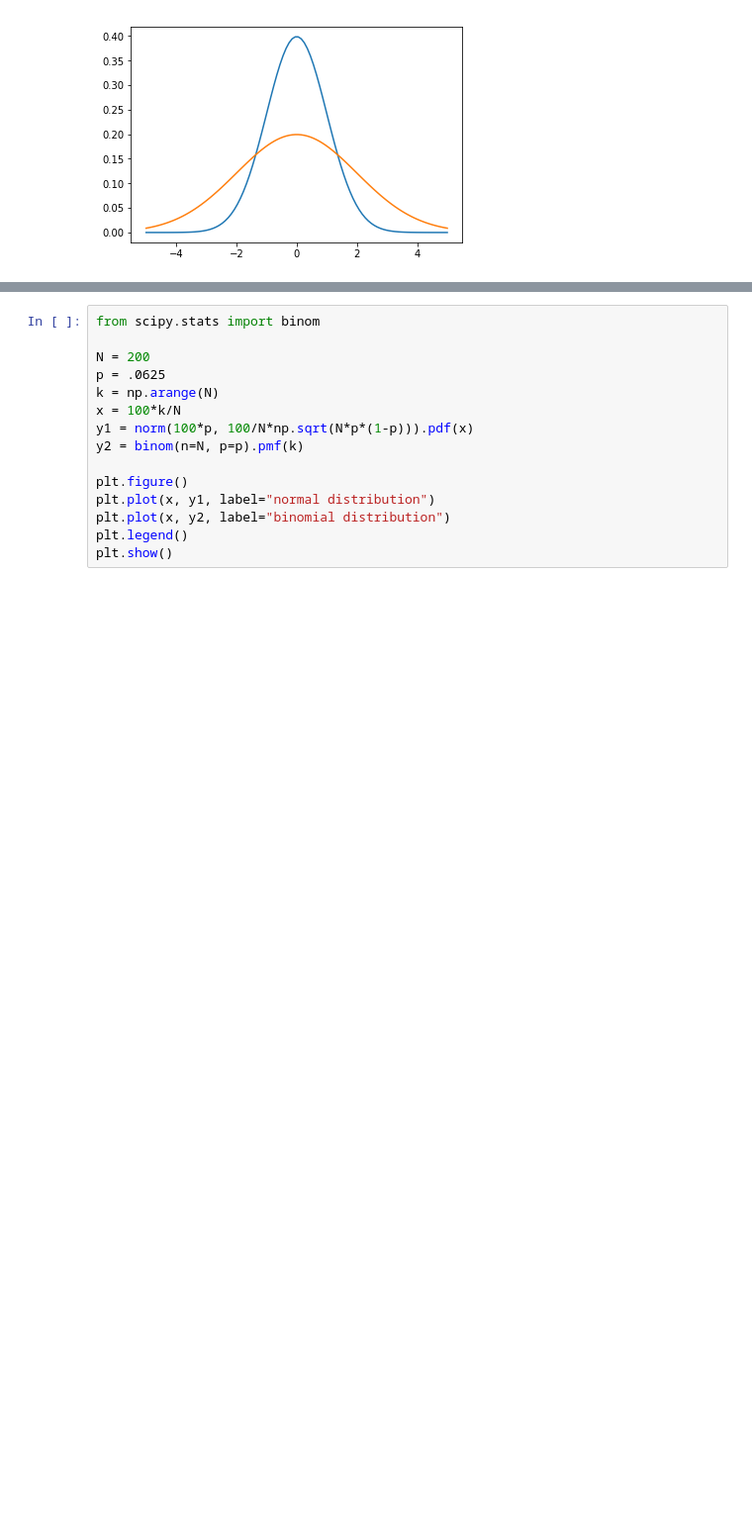
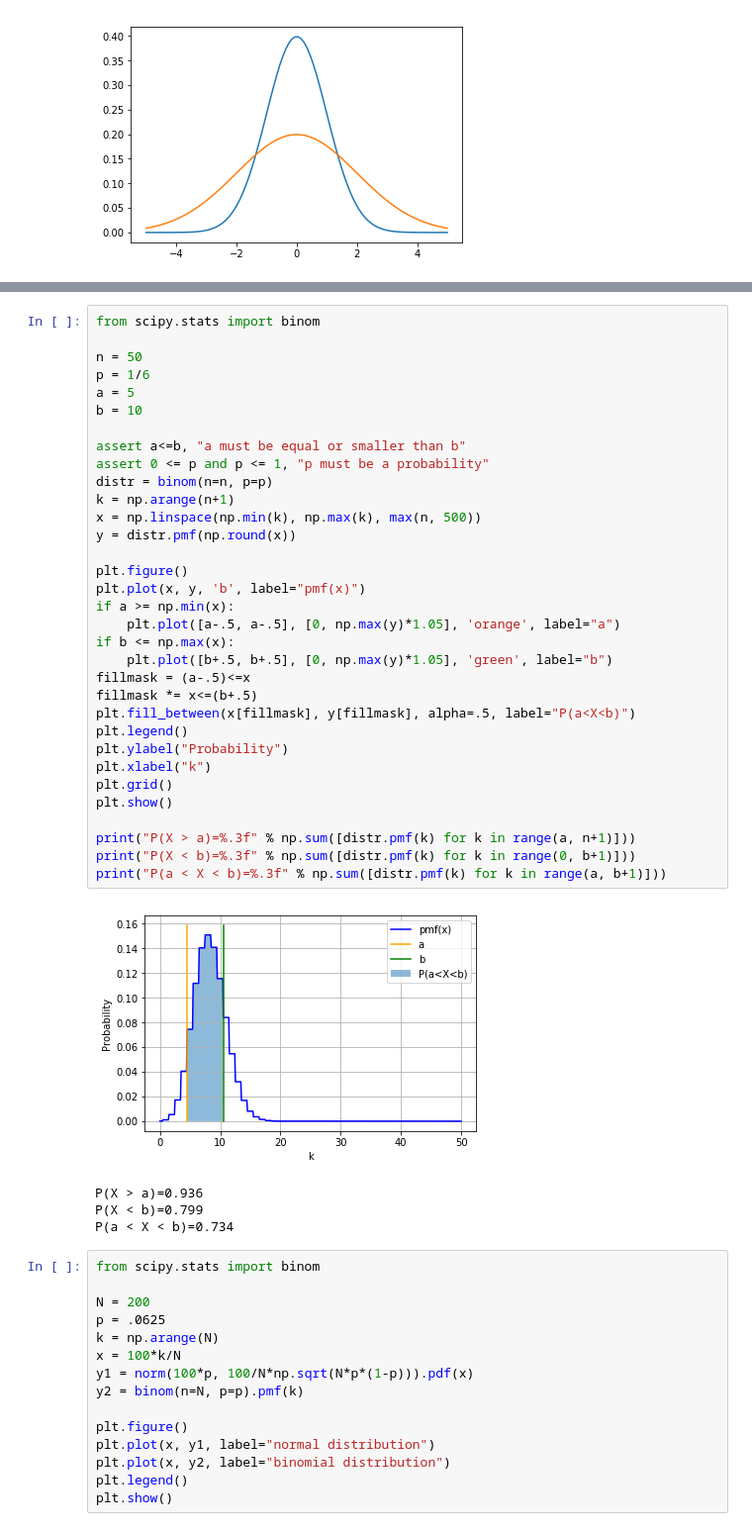
Before and after one commit to fredrikwahlberg/5LN445, a Jupyter notebook: Statistics - Plotting.ipynb, the cells around one changed output, grey strips where cells are left out. Shown: that part at 99% size. Saved outputs shown, nothing was run; the diff lists cells and outputs as text; blank space fills up the shorter version.

```diff
--- a/Statistics - Plotting.ipynb
+++ b/Statistics - Plotting.ipynb
@@ -117,3 +152,41 @@ plt.show()
+# %%
+from scipy.stats import binom
+
+n = 50
+p = 1/6
+a = 5
+b = 10
+
+assert a<=b, "a must be equal or smaller than b"
+assert 0 <= p and p <= 1, "p must be a probability"
+distr = binom(n=n, p=p)
+k = np.arange(n+1)
+x = np.linspace(np.min(k), np.max(k), max(n, 500))
+y = distr.pmf(np.round(x))
+
+plt.figure()
+plt.plot(x, y, 'b', label="pmf(x)")
+if a >= np.min(x):
+    plt.plot([a-.5, a-.5], [0, np.max(y)*1.05], 'orange', label="a")
+if b <= np.max(x):
+    plt.plot([b+.5, b+.5], [0, np.max(y)*1.05], 'green', label="b")
+fillmask = (a-.5)<=x
+fillmask *= x<=(b+.5)
+plt.fill_between(x[fillmask], y[fillmask], alpha=.5, label="P(a<X<b)")
+plt.legend()
+plt.ylabel("Probability")
+plt.xlabel("k")
+plt.grid()
+plt.show()
+
+print("P(X > a)=%.3f" % np.sum([distr.pmf(k) for k in range(a, n+1)]))
+print("P(X < b)=%.3f" % np.sum([distr.pmf(k) for k in range(0, b+1)]))
+print("P(a < X < b)=%.3f" % np.sum([distr.pmf(k) for k in range(a, b+1)]))
+# %% [output]
+[figure, added]
+P(X > a)=0.936
+P(X < b)=0.799
+P(a < X < b)=0.734
 # %%
 from scipy.stats import binom
 
```
Also changed, not shown: parts of 3 cells of this notebook.
